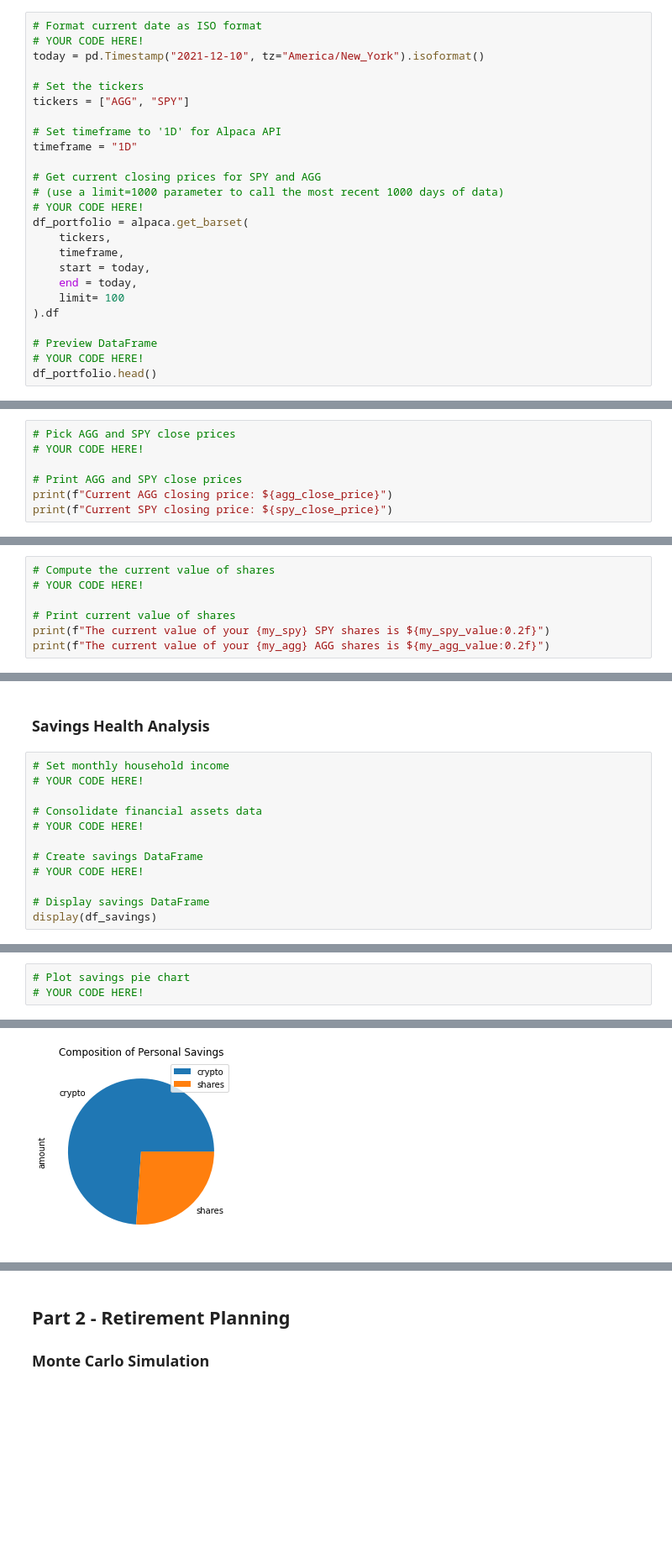
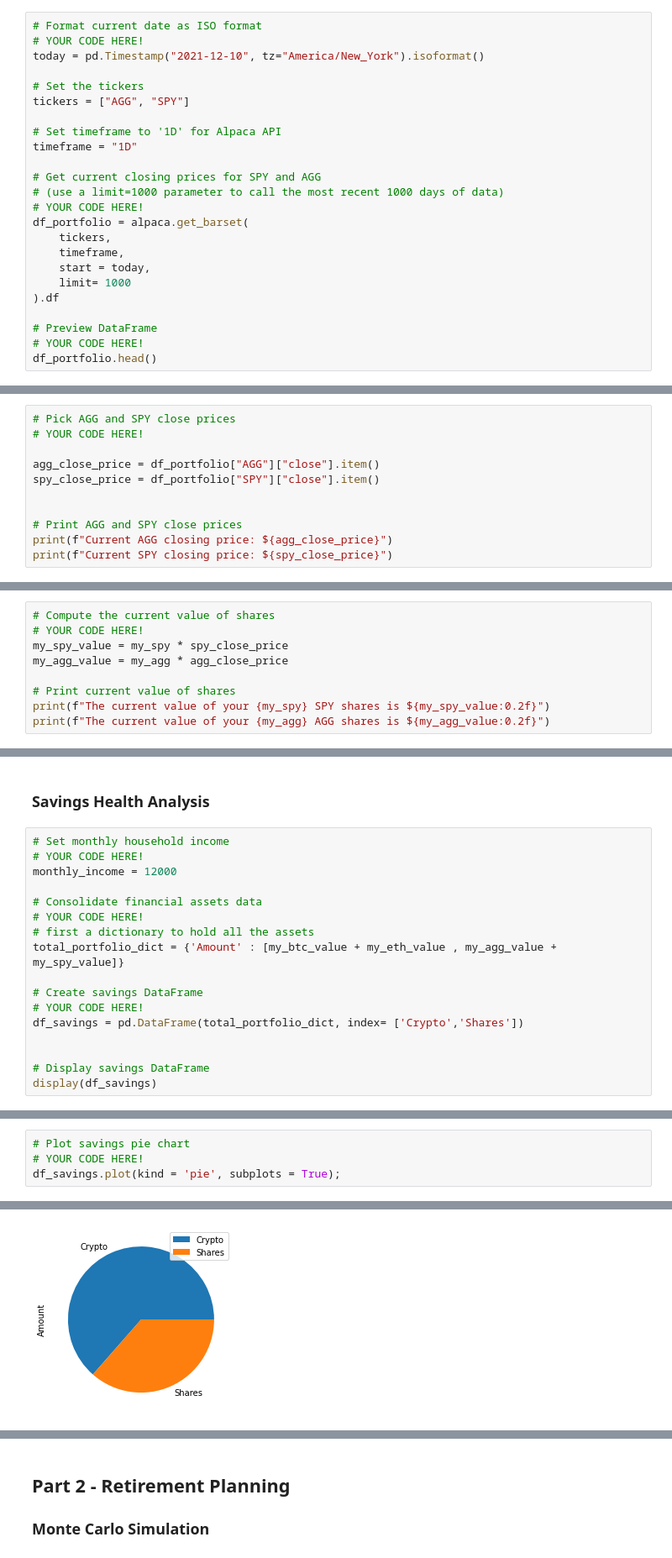
Before and after one commit to MRD2001/Week5_HomeWork, a Jupyter notebook: Starter_Code/financial-planner.ipynb, the cells around one changed output, grey strips where cells are left out. Shown at 84% size. Drawn from its saved outputs; the diff is of its cells as text; blank space fills up the shorter version.

Commit message:
2nd commit
Finishing the code and saving to the repo

```diff
--- a/Starter_Code/financial-planner.ipynb
+++ b/Starter_Code/financial-planner.ipynb
@@ -113,8 +113,7 @@ df_portfolio = alpaca.get_barset(
     tickers,
     timeframe,
     start = today,
-    end = today,
-    limit= 100
+    limit= 1000
 ).df
 
 # Preview DataFrame
@@ -126,6 +128,10 @@ HTTPError: 403 Client Error: Forbidden for url: https://data.alpaca.markets/v1/b
 # Pick AGG and SPY close prices
 # YOUR CODE HERE!
 
+agg_close_price = df_portfolio["AGG"]["close"].item()
+spy_close_price = df_portfolio["SPY"]["close"].item()
+
+
 # Print AGG and SPY close prices
 print(f"Current AGG closing price: ${agg_close_price}")
 print(f"Current SPY closing price: ${spy_close_price}")
@@ -135,6 +141,8 @@ Current SPY closing price: $282.73
 # %%
 # Compute the current value of shares
 # YOUR CODE HERE!
+my_spy_value = my_spy * spy_close_price
+my_agg_value = my_agg * agg_close_price
 
 # Print current value of shares
 print(f"The current value of your {my_spy} SPY shares is ${my_spy_value:0.2f}")
@@ -147,12 +155,17 @@ The current value of your 200 AGG shares is $23380.00
 # %%
 # Set monthly household income
 # YOUR CODE HERE!
+monthly_income = 12000
 
 # Consolidate financial assets data
 # YOUR CODE HERE!
+# first a dictionary to hold all the assets
+total_portfolio_dict = {'Amount' : [my_btc_value + my_eth_value , my_agg_value + my_spy_value]}
 
 # Create savings DataFrame
 # YOUR CODE HERE!
+df_savings = pd.DataFrame(total_portfolio_dict, index= ['Crypto','Shares'])
+
 
 # Display savings DataFrame
 display(df_savings)
@@ -163,4 +176,5 @@ display(df_savings)
 # %%
 # Plot savings pie chart
 # YOUR CODE HERE!
+df_savings.plot(kind = 'pie', subplots = True);
 # %% [output]
@@ -168 +181 @@ display(df_savings)
-[figure, old version]
+[figure, new version]
```
Also changed, not shown: parts of 20 cells of this notebook, 3 other files.
